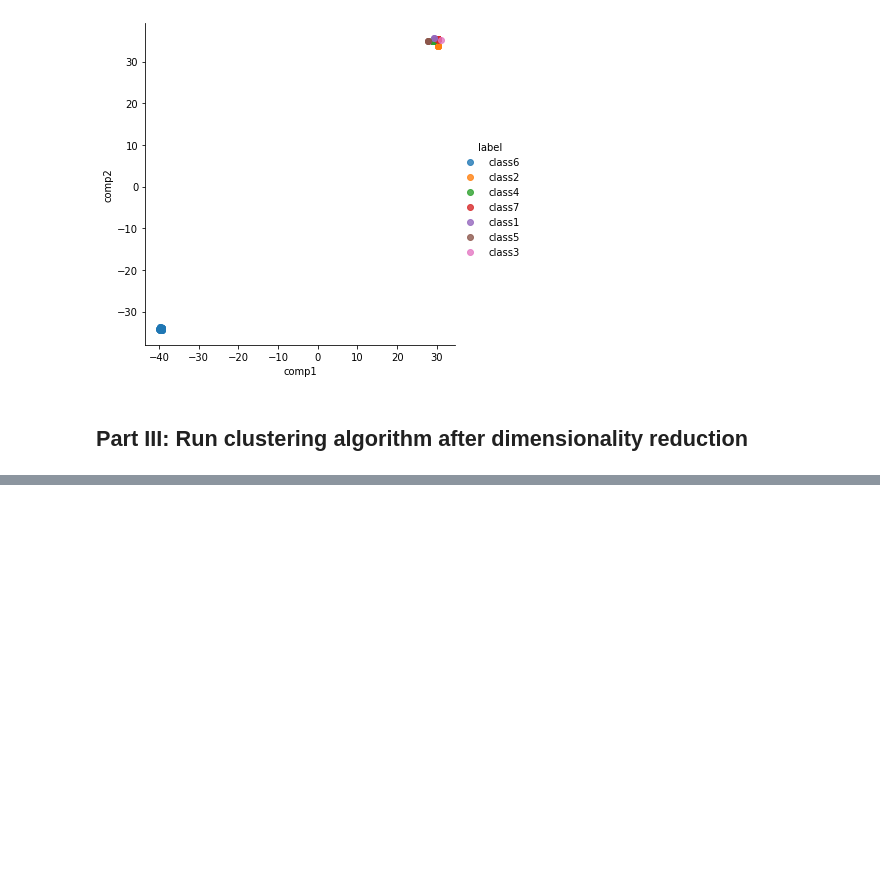
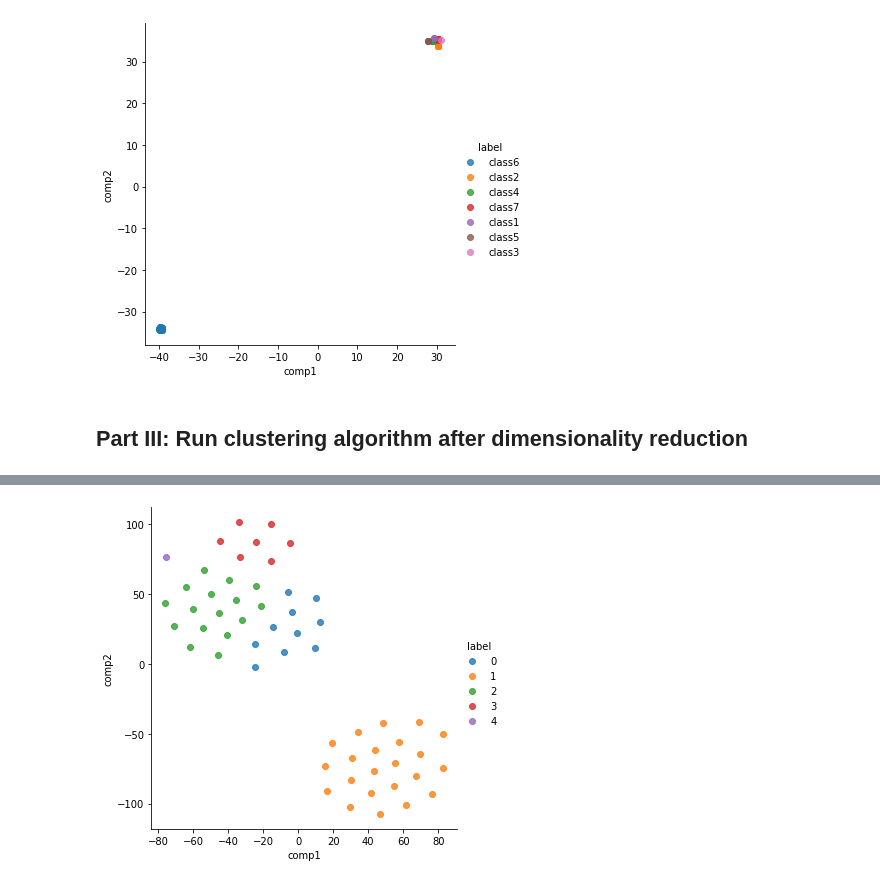
Before and after one commit to yujing1004/cs7641, a Jupyter notebook: assignment3/scadi.ipynb, the cells around one changed output, grey strips where cells are left out. Drawn from its saved outputs; the diff is of its cells as text; code cells hidden in the pictures; blank space fills up the shorter version.

```diff
--- a/assignment3/scadi.ipynb
+++ b/assignment3/scadi.ipynb
@@ -281,7 +281,7 @@ if dr_algorithm == 'lda':
     lda_reduced_train_X, dr_model = dr_all_in_one(dr_algorithm, n_components, lda_train_X, lda_train_y)
     lda_reduced_test_X = dr_model.transform(lda_test_X)
     _, clustering_model = clustering_all_in_one(
-        clustering_algorithm, n_clusters, lda_reduced_train_X, lda_train_y, plot=False)
+        clustering_algorithm, n_clusters, lda_reduced_train_X, lda_train_y, plot=True)
     pred_y = clustering_model.predict(lda_reduced_test_X)
     eval_clustering_result(lda_test_y, pred_y)
 else:
@@ -294,12 +294,13 @@ Time elapsed (in seconds): 0.004889249801635742
 Silhouette score: 0.6827208076630181
 AIC: 1043.1416147676825, and BIC: 1324.6654997798682
 Adjusted rand score: 0.916340350425948
 Adjusted mutual information score: 0.9291640974837161
 Homogeneity score: 0.8847531821253182
 Completeness score: 1.0000000000000002
 V-measure score: 0.938853098131011
 Adjusted rand score: 0.8463949843260188
 Adjusted mutual information score: 0.7488251818487064
 Homogeneity score: 0.6575834763420408
 Completeness score: 0.9999999999999998
 V-measure score: 0.7934242657789972
+[figure, added]
```
Also changed, not shown: parts of 2 cells of this notebook, 1 other file.
